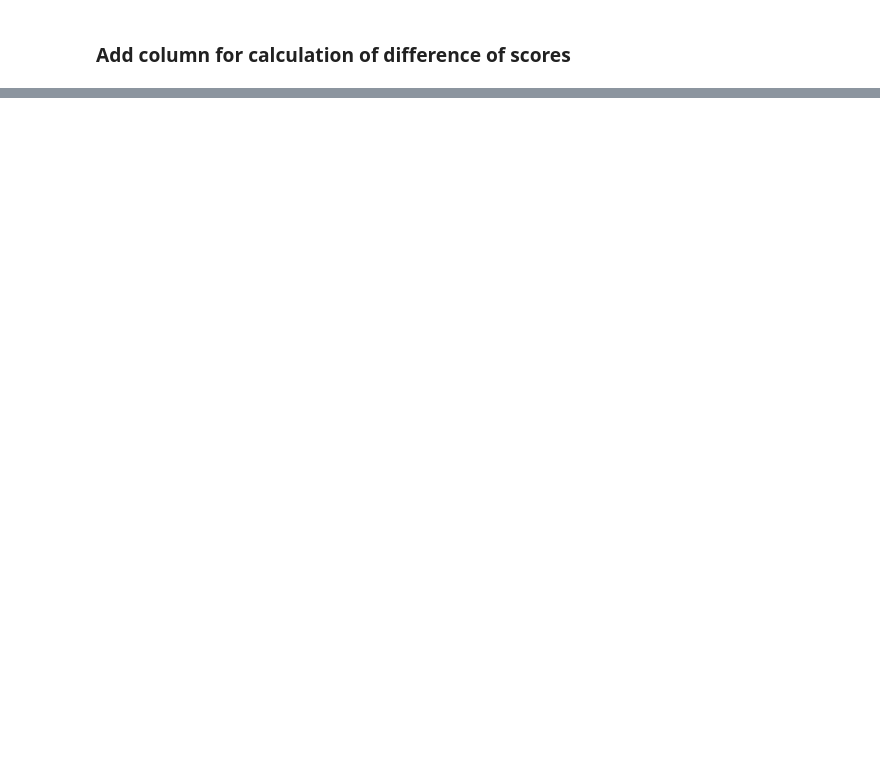
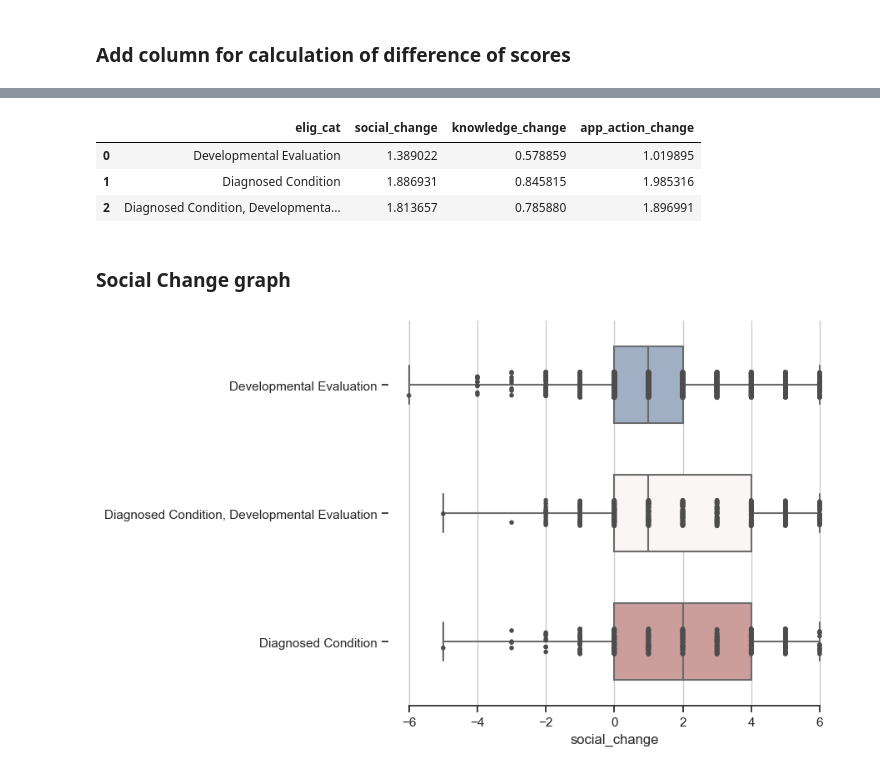
Before and after one commit to jwhankins177/Tennessee-Early-Intervention-System, a Jupyter notebook: notebooks/JH_notebook_CB.ipynb, the cells around one changed output, grey strips where cells are left out. Cells and saved outputs as stored; diff of their text form; code cells hidden in the pictures; blank space fills up the shorter version.

```diff
--- a/notebooks/JH_notebook_CB.ipynb
+++ b/notebooks/JH_notebook_CB.ipynb
@@ -105,0 +534,25 @@ ss.head(20)
+# %%
+display(dcbc)
+# %% [output]
+|  | elig_cat | social_change | knowledge_change | app_action_change |
+| 0 | Developmental Evaluation | 1.389022 | 0.578859 | 1.019895 |
+| 1 | Diagnosed Condition | 1.886931 | 0.845815 | 1.985316 |
+| 2 | Diagnosed Condition, Developmenta... | 1.813657 | 0.785880 | 1.896991 |
+# %% [markdown]
+### Social Change graph
+# %%
+sns.set_theme(style="ticks")
+
+f, ax = plt.subplots(figsize=(7, 6))
+
+sns.boxplot(x="social_change", y="elig_cat", data=drop_change_by_cat,
+            whis=[0, 100], width=.6, palette="vlag")
+
+sns.stripplot(x="social_change", y="elig_cat", data=drop_change_by_cat,
+              size=4, color=".3", linewidth=0)
+
+ax.xaxis.grid(True)
+ax.set(ylabel="")
+sns.despine(trim=True, left=True)
+# %% [output]
+[figure, added]
```
Also changed, not shown: parts of 56 cells of this notebook.
